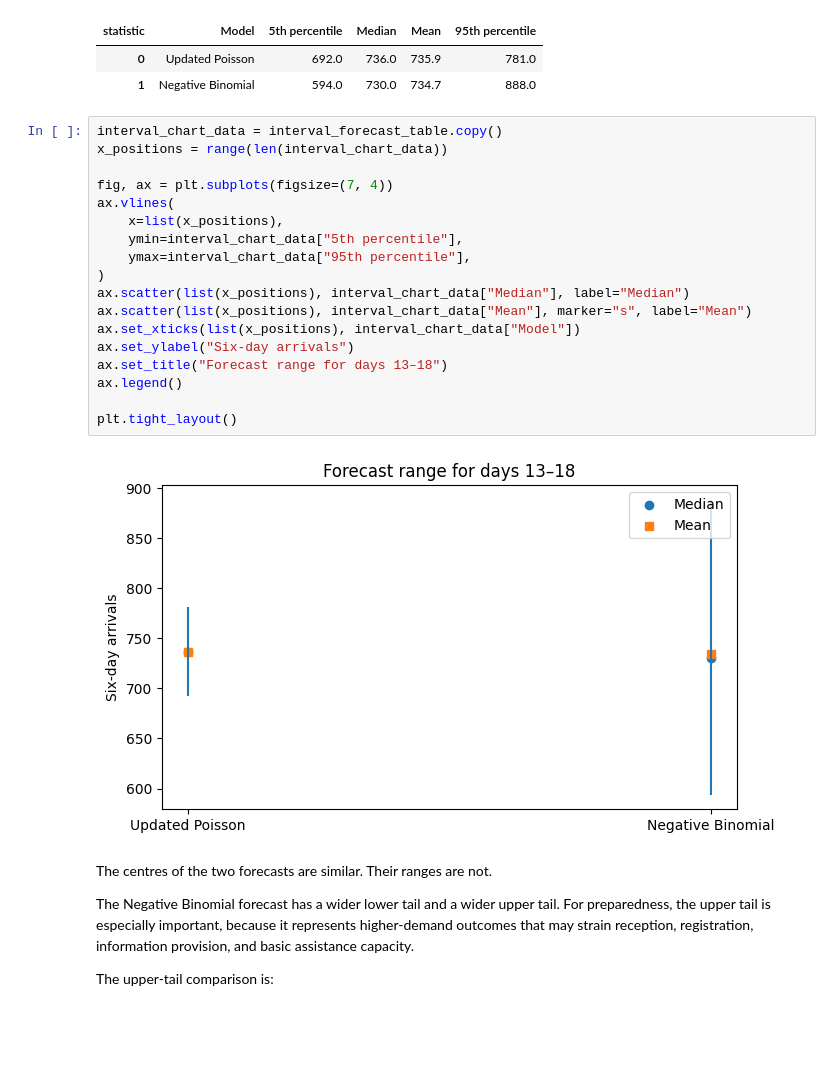
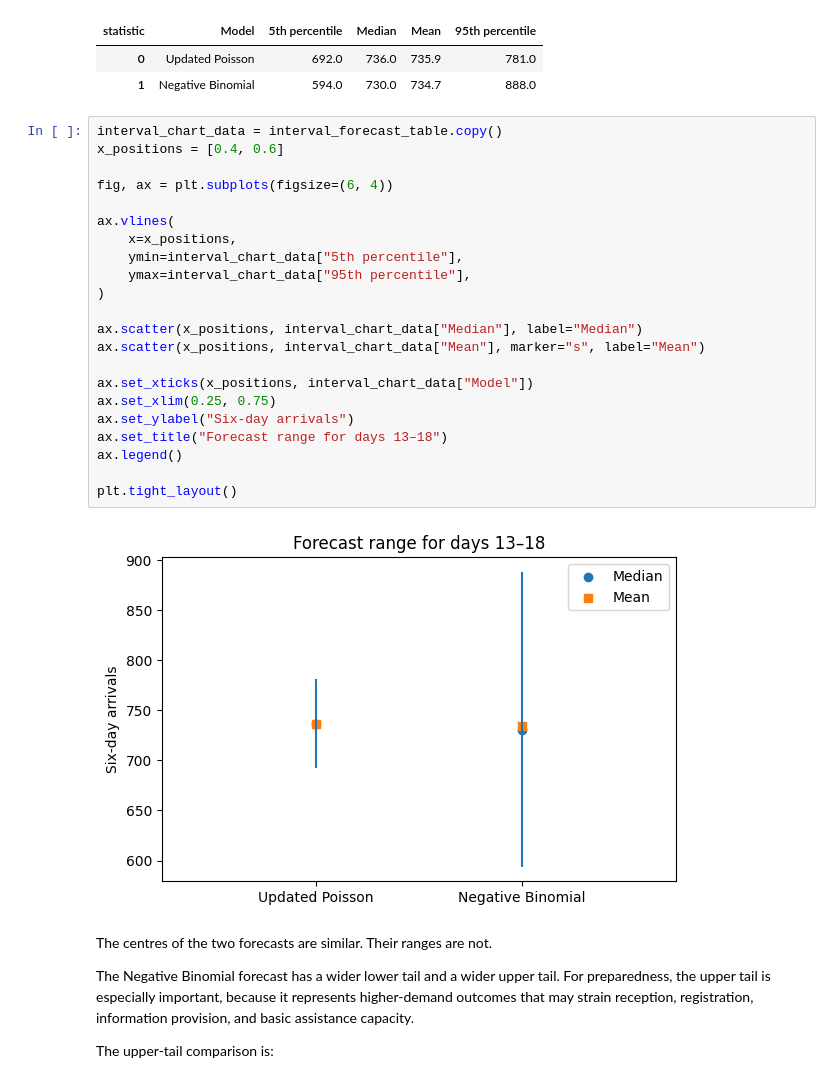
Before and after one commit to kcsongor011/humanitarian_decision_toolkit, a Jupyter notebook: notebooks/forecasting/arrival_dynamics_1_short_term_border_arrivals.ipynb, the cells around one changed output. Cells and saved outputs as stored; diff of their text form; blank space fills up the shorter version.

Commit message:
Polish backlog trajectory chart

```diff
--- a/notebooks/forecasting/arrival_dynamics_1_short_term_border_arrivals.ipynb
+++ b/notebooks/forecasting/arrival_dynamics_1_short_term_border_arrivals.ipynb
@@ -558,24 +558,28 @@ interval_forecast_table.round(
 | 1 | Negative Binomial | 594.0 | 730.0 | 734.7 | 888.0 |
 # %%
 interval_chart_data = interval_forecast_table.copy()
-x_positions = range(len(interval_chart_data))
+x_positions = [0.4, 0.6]
 
-fig, ax = plt.subplots(figsize=(7, 4))
+fig, ax = plt.subplots(figsize=(6, 4))
+
 ax.vlines(
-    x=list(x_positions),
+    x=x_positions,
     ymin=interval_chart_data["5th percentile"],
     ymax=interval_chart_data["95th percentile"],
 )
-ax.scatter(list(x_positions), interval_chart_data["Median"], label="Median")
-ax.scatter(list(x_positions), interval_chart_data["Mean"], marker="s", label="Mean")
-ax.set_xticks(list(x_positions), interval_chart_data["Model"])
+
+ax.scatter(x_positions, interval_chart_data["Median"], label="Median")
+ax.scatter(x_positions, interval_chart_data["Mean"], marker="s", label="Mean")
+
+ax.set_xticks(x_positions, interval_chart_data["Model"])
+ax.set_xlim(0.25, 0.75)
 ax.set_ylabel("Six-day arrivals")
 ax.set_title("Forecast range for days 13–18")
 ax.legend()
 
 plt.tight_layout()
 # %% [output]
-[figure, old version]
+[figure, new version]
 # %% [markdown]
 The centres of the two forecasts are similar. Their ranges are not.
 
```
Also changed, not shown: parts of 3 cells of this notebook.
